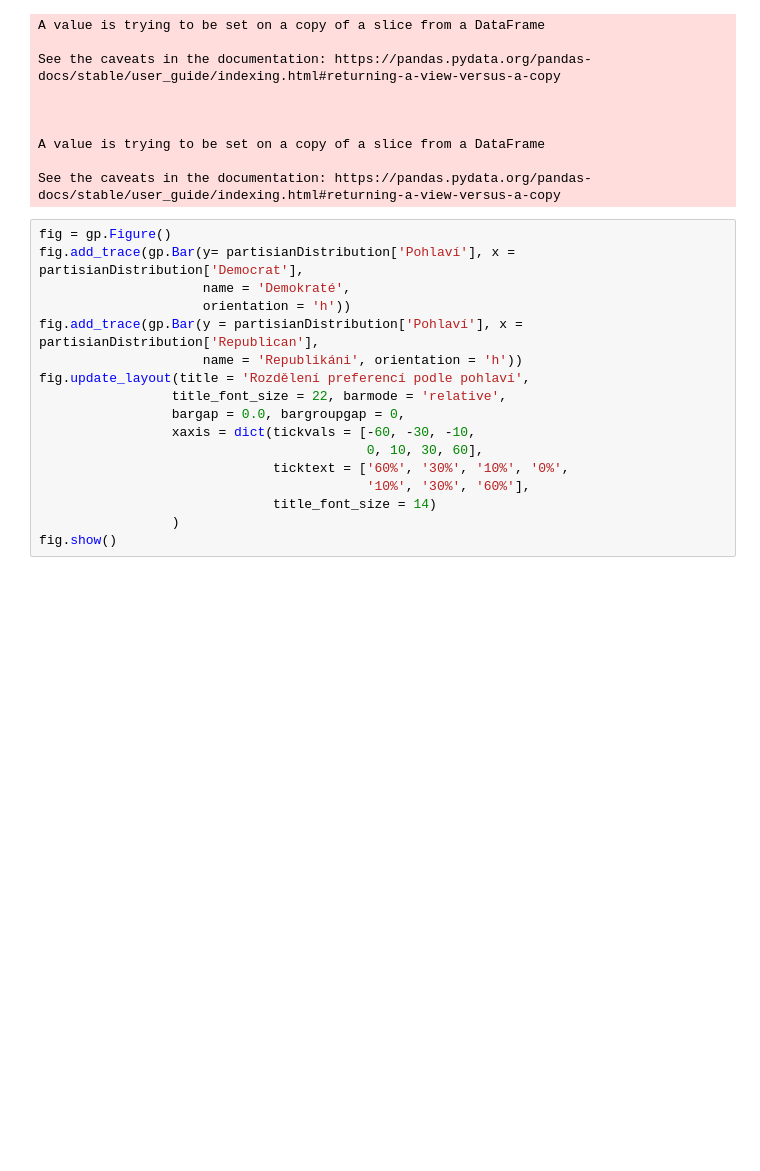
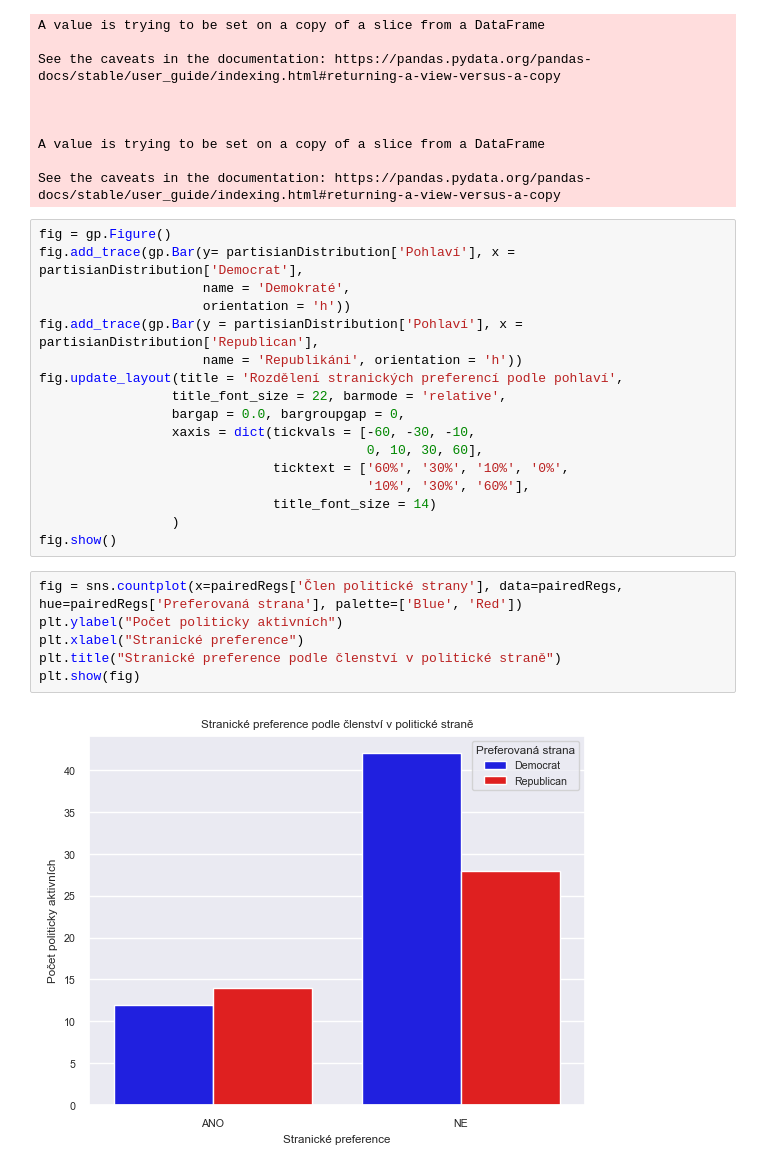
Before and after one commit to Neathac/Amkon-analysis, a Jupyter notebook: 2023_analysis.ipynb, the cells around one changed output. Cells and saved outputs as stored; diff of their text form; blank space fills up the shorter version.

```diff
--- a/2023_analysis.ipynb
+++ b/2023_analysis.ipynb
@@ -224,7 +271,7 @@ fig.add_trace(gp.Bar(y= partisianDistribution['Pohlaví'], x = partisianDistribu
                      orientation = 'h'))
 fig.add_trace(gp.Bar(y = partisianDistribution['Pohlaví'], x = partisianDistribution['Republican'],
                      name = 'Republikáni', orientation = 'h'))
-fig.update_layout(title = 'Rozdělení preferencí podle pohlaví',
+fig.update_layout(title = 'Rozdělení stranických preferencí podle pohlaví',
                  title_font_size = 22, barmode = 'relative',
                  bargap = 0.0, bargroupgap = 0,
                  xaxis = dict(tickvals = [-60, -30, -10,
@@ -234,3 +281,11 @@ fig.update_layout(title = 'Rozdělení preferencí podle pohlaví',
                               title_font_size = 14)
                  )
 fig.show()
+# %%
+fig = sns.countplot(x=pairedRegs['Člen politické strany'], data=pairedRegs, hue=pairedRegs['Preferovaná strana'], palette=['Blue', 'Red'])
+plt.ylabel("Počet politicky aktivních")
+plt.xlabel("Stranické preference")
+plt.title("Stranické preference podle členství v politické straně")
+plt.show(fig)
+# %% [output]
+[figure, added]
```
Also changed, not shown: parts of 17 cells of this notebook.
